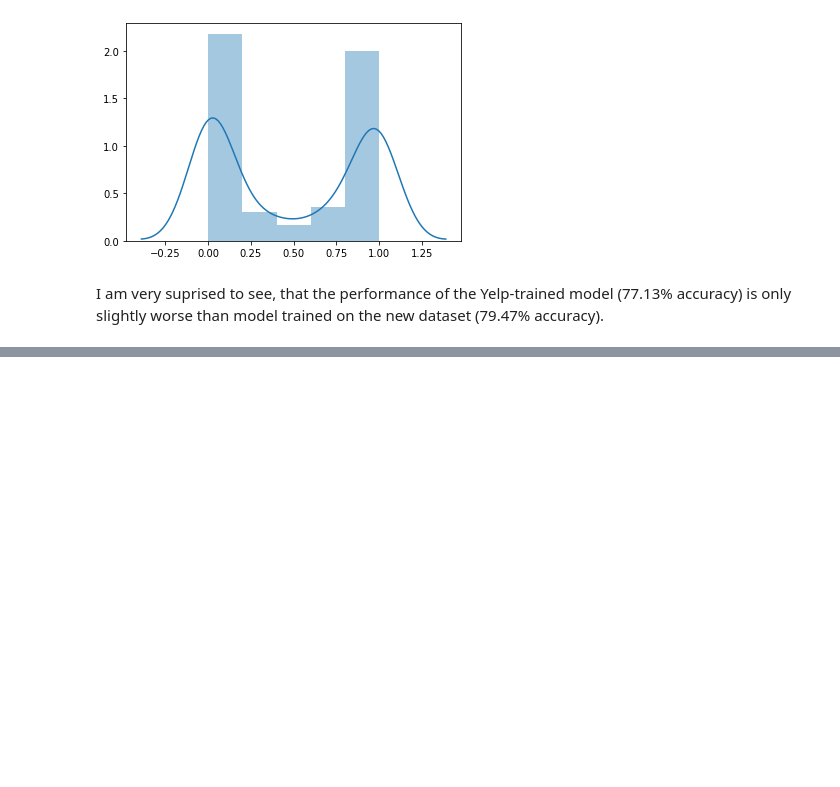
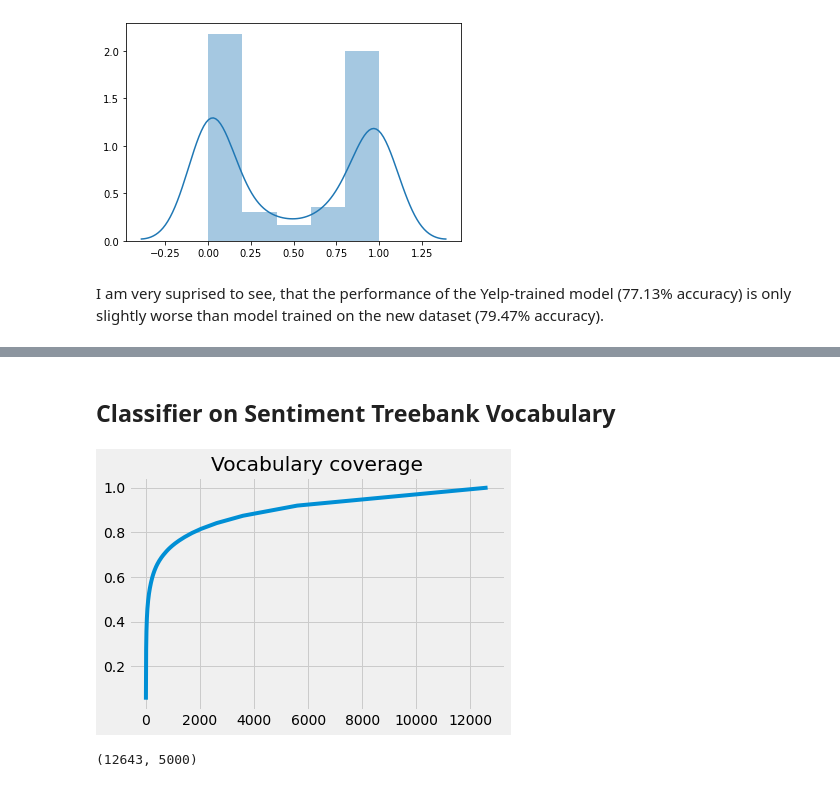
Before and after one commit to kaletap/nlp-experiments, a Jupyter notebook: stanford_treebank.ipynb, the cells around one changed output, grey strips where cells are left out. Cells and saved outputs as stored; diff of their text form; code cells hidden in the pictures; blank space fills up the shorter version.

Commit message:
Yelp augmentation on Sentiment Treebank. Classification with enhanced vocabulary.

```diff
--- a/stanford_treebank.ipynb
+++ b/stanford_treebank.ipynb
@@ -212,0 +219,14 @@ I am very suprised to see, that the performance of the Yelp-trained model (77.13
+# %%
+target_map = reverse_label = {
+    0: 1,
+    1: 0
+}
+
+augmented_data = {'sentence': [], 'label': []}
+for _, row in tqdm(df_train.iterrows(), total=len(df_train)):
+    text, label = row['sentence'], row['label']
+    translation = translate(model, tokenizer, text, target_map[label], beam_size=10)[0]
+    augmented_data['sentence'].append(translation)
+    augmented_data['label'].append(reverse_label[label])
+# %%
+df_train_augmented = df_train.append(pd.DataFrame(augmented_data)).reset_index(drop=True)
@@ -212,0 +306,6 @@ I am very suprised to see, that the performance of the Yelp-trained model (77.13
+# %%
+np.random.seed(42)
+for _, row in df_train.sample(20).iterrows():
+    text, label = row['sentence'], row['label']
+    translation = translate(model, tokenizer, text, target_map[label], beam_size=10)[0]
+    print(f'({label})', text, '--->', translation)
@@ -212,0 +333,9 @@ I am very suprised to see, that the performance of the Yelp-trained model (77.13
+# %% [markdown]
+## Classifier on Sentiment Treebank Vocabulary
+# %%
+from collections import Counter
+counter = Counter()
+
+for text in df_train['sentence'].values:
+    words = text.split(' ')
+    counter.update(words)
@@ -212,0 +344,13 @@ I am very suprised to see, that the performance of the Yelp-trained model (77.13
+# %%
+plt.style.use('fivethirtyeight')
+counts = sorted([v for k, v in counter.items()], reverse=True)
+plt.plot(np.cumsum(counts) / np.sum(counts))
+plt.title('Vocabulary coverage');
+# %% [output]
+[figure, added]
+# %%
+vocab_size = 5_000
+vocab = vocab_full[:vocab_size]
+len(vocab_full), len(vocab)
+# %% [output]
+(12643, 5000)
```
Also changed, not shown: parts of 14 cells of this notebook.
